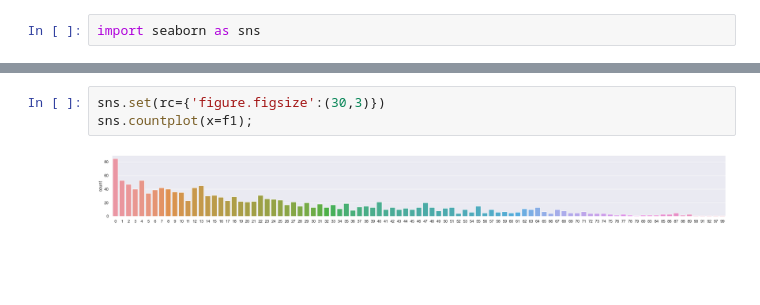
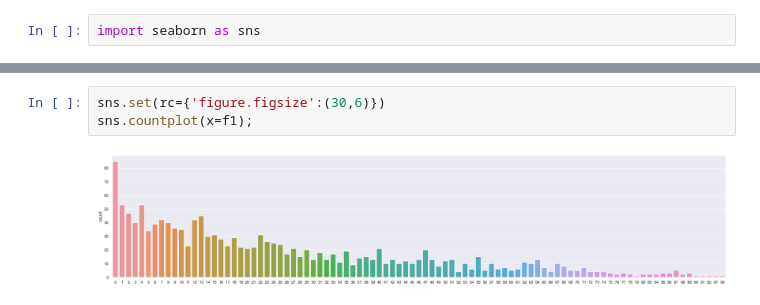
Before and after one commit to kannonw/DB, a Jupyter notebook: Local/Figurinhas/pessoas_values.ipynb, the cells around one changed output, grey strips where cells are left out. Drawn from its saved outputs; the diff is of its cells as text; blank space fills up the shorter version.

```diff
--- a/Local/Figurinhas/pessoas_values.ipynb
+++ b/Local/Figurinhas/pessoas_values.ipynb
@@ -80,5 +80,5 @@ len(f1)
 # %%
-sns.set(rc={'figure.figsize':(30,3)})
+sns.set(rc={'figure.figsize':(30,6)})
 sns.countplot(x=f1);
 # %% [output]
-[figure, old version]
+[figure, new version]
```
Also changed, not shown: parts of 1 cell of this notebook.
